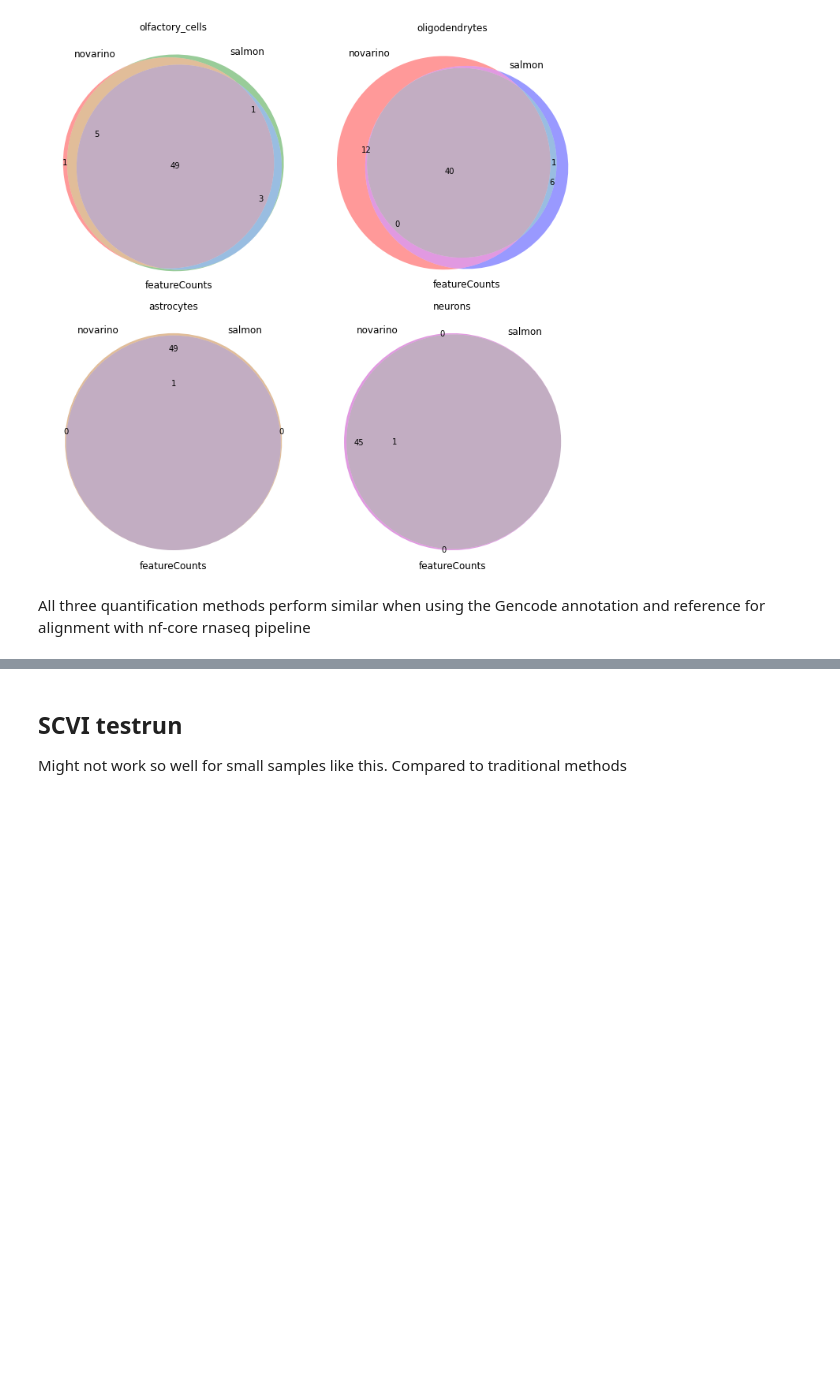
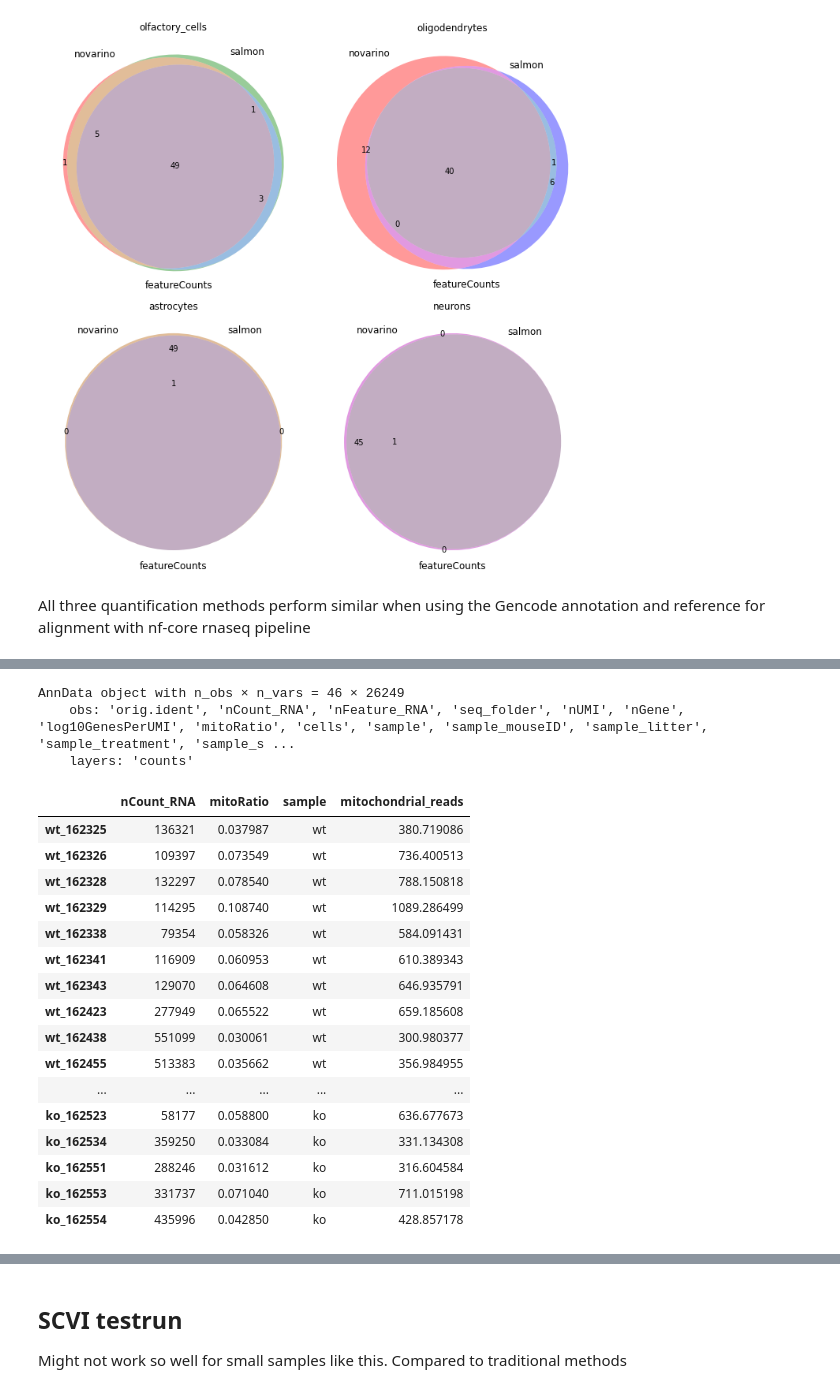
Before and after one commit to menchelab/novarinocollab, a Jupyter notebook: notebooks/scRNAseq_analysis.ipynb, the cells around one changed output, grey strips where cells are left out. Cells and saved outputs as stored; diff of their text form; code cells hidden in the pictures; blank space fills up the shorter version.

```diff
--- a/notebooks/scRNAseq_analysis.ipynb
+++ b/notebooks/scRNAseq_analysis.ipynb
@@ -676,0 +681,61 @@ All three quantification methods perform similar when using the Gencode annotati
+# %%
+from scipy.io import mmread
+import pandas as pd
+
+def data2h5ad(prefix):
+    X = mmread(prefix + '.mtx').tocsr()
+    obs = pd.read_csv(
+        prefix + '.metadata.tsv',
+        sep = '\t'
+    )
+    with open(prefix + f'.rownames.txt', 'r') as f:
+        genes = [r.rstrip() for r in f]
+
+    var = pd.DataFrame(
+        index = genes
+    )
+
+    return ad.AnnData(
+        X = X.T,
+        obs = obs,
+        var = var
+    )
+
+adata = data2h5ad('../processed/novarino_scRNA')
+annotation = {
+    0: 'olfactory_cells',
+    1: 'oligodendrytes',
+    2: 'astrocytes',
+    3: 'neurons'
+}
+adata.obs['cell_type'] = adata.obs.seurat_clusters.apply(lambda x: annotation[x])
+adata = adata[adata.obs.cell_type == 'neurons', :].copy()
+adata.layers['counts'] = adata.X.copy()
+sc.pp.normalize_total(adata, target_sum = 1e4)
+adata
+# %% [output]
+AnnData object with n_obs × n_vars = 46 × 26249
+    obs: 'orig.ident', 'nCount_RNA', 'nFeature_RNA', 'seq_folder', 'nUMI', 'nGene', 'log10GenesPerUMI', 'mitoRatio', 'cells', 'sample', 'sample_mouseID', 'sample_litter', 'sample_treatment', 'sample_s ...
+    layers: 'counts'
+# %%
+data = adata.obs.loc[:, ['nCount_RNA', 'mitoRatio', 'sample']].copy()
+data['mitochondrial_reads'] = np.array(adata[:, adata.var.index.str.startswith('mt')].X.sum(axis = 1))[:, 0]
+data
+# %% [output]
+|  | nCount_RNA | mitoRatio | sample | mitochondrial_reads |
+| wt_162325 | 136321 | 0.037987 | wt | 380.719086 |
+| wt_162326 | 109397 | 0.073549 | wt | 736.400513 |
+| wt_162328 | 132297 | 0.078540 | wt | 788.150818 |
+| wt_162329 | 114295 | 0.108740 | wt | 1089.286499 |
+| wt_162338 | 79354 | 0.058326 | wt | 584.091431 |
+| wt_162341 | 116909 | 0.060953 | wt | 610.389343 |
+| wt_162343 | 129070 | 0.064608 | wt | 646.935791 |
+| wt_162423 | 277949 | 0.065522 | wt | 659.185608 |
+| wt_162438 | 551099 | 0.030061 | wt | 300.980377 |
+| wt_162455 | 513383 | 0.035662 | wt | 356.984955 |
+| ... | ... | ... | ... | ... |
+| ko_162523 | 58177 | 0.058800 | ko | 636.677673 |
+| ko_162534 | 359250 | 0.033084 | ko | 331.134308 |
+| ko_162551 | 288246 | 0.031612 | ko | 316.604584 |
+| ko_162553 | 331737 | 0.071040 | ko | 711.015198 |
+| ko_162554 | 435996 | 0.042850 | ko | 428.857178 |
```
Also changed, not shown: parts of 3 cells of this notebook, 2 other files.
